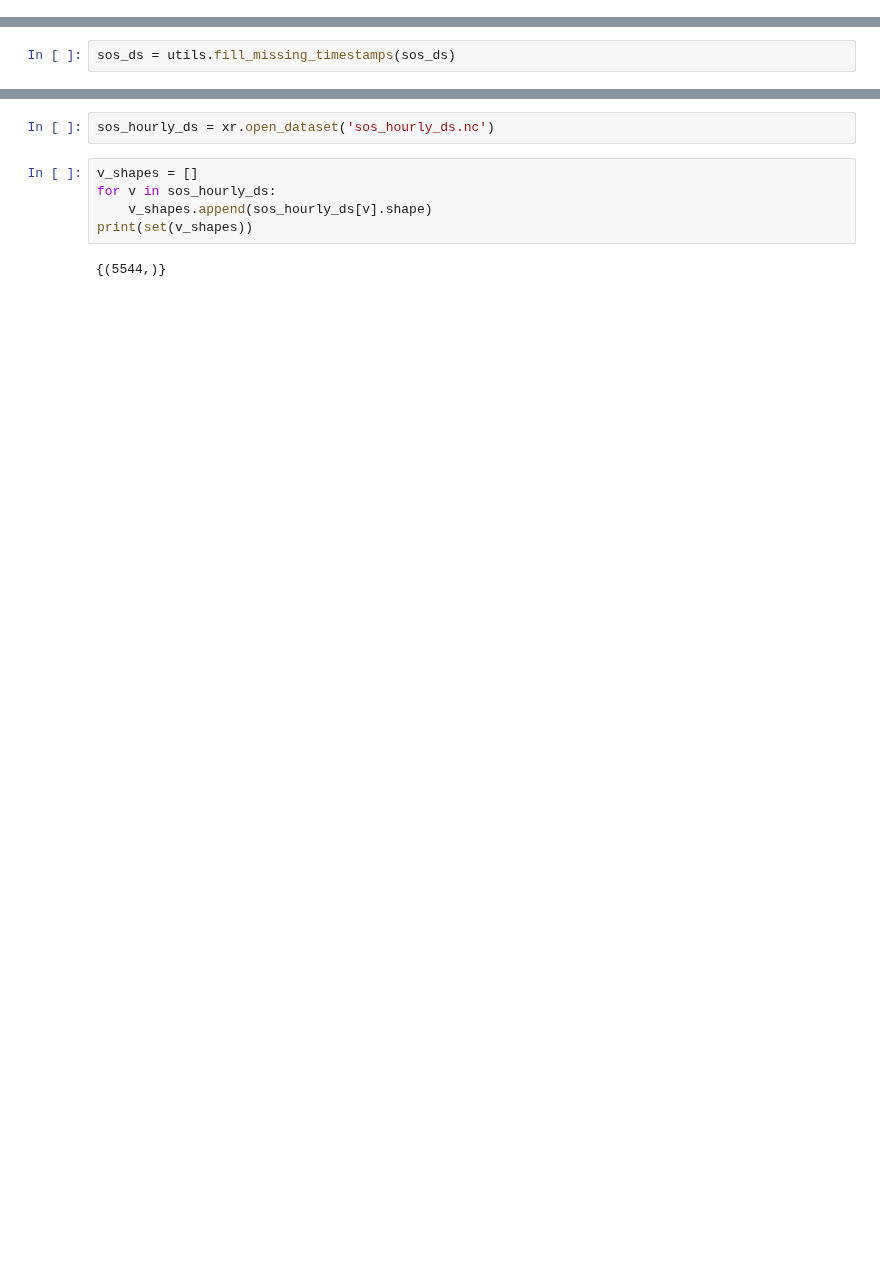
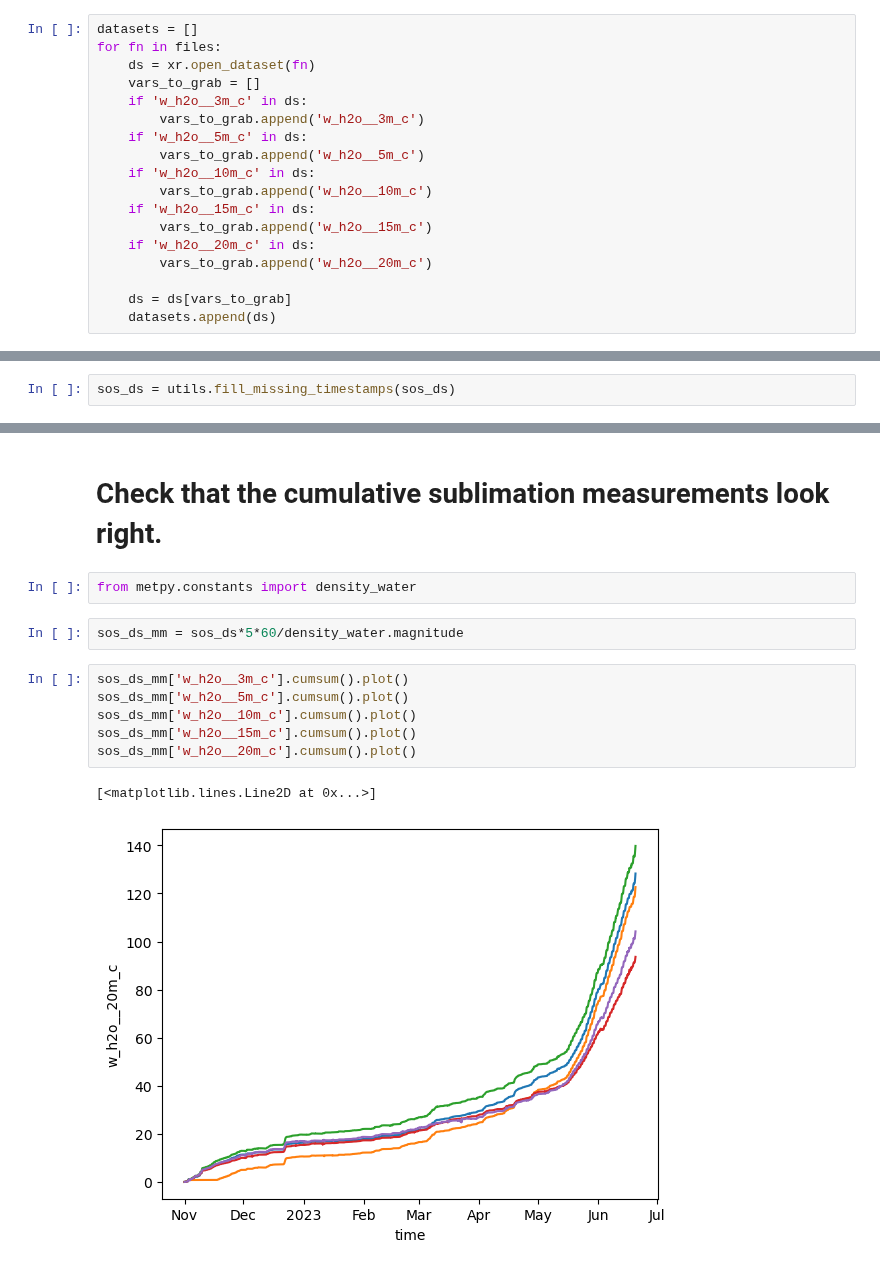
Before and after one commit to elischwat/sublimationofsnow, a Jupyter notebook: analysis/sos/create_hourly_netcdf.ipynb, the cells around one changed output, grey strips where cells are left out. Drawn from its saved outputs; the diff is of its cells as text; blank space fills up the shorter version.

```diff
--- a/analysis/sos/create_hourly_netcdf.ipynb
+++ b/analysis/sos/create_hourly_netcdf.ipynb
@@ -18,3 +34,21 @@ for fn in files:
+# %%
+datasets = []
+for fn in files:
+    ds = xr.open_dataset(fn)
+    vars_to_grab = []
+    if 'w_h2o__3m_c' in ds:
+        vars_to_grab.append('w_h2o__3m_c')
+    if 'w_h2o__5m_c' in ds:
+        vars_to_grab.append('w_h2o__5m_c')
+    if 'w_h2o__10m_c' in ds:
+        vars_to_grab.append('w_h2o__10m_c')
+    if 'w_h2o__15m_c' in ds:
+        vars_to_grab.append('w_h2o__15m_c')
+    if 'w_h2o__20m_c' in ds:
+        vars_to_grab.append('w_h2o__20m_c')
+
+    ds = ds[vars_to_grab]
+    datasets.append(ds)
 # %%
 # No longer need to do this: because of an update to xarray.concat as of Feb 7, 2023
 # https://docs.xarray.dev/en/stable/whats-new.html#v2023-02-0-feb-7-2023
@@ -91,9 +84,15 @@ ls -lah | grep sos_hourly_ds.nc
-# %%
-sos_hourly_ds = xr.open_dataset('sos_hourly_ds.nc')
-# %%
-v_shapes = []
-for v in sos_hourly_ds:
-    v_shapes.append(sos_hourly_ds[v].shape)
-print(set(v_shapes))
-# %% [output]
-{(5544,)}
+# %% [markdown]
+# Check that the cumulative sublimation measurements look right.
+# %%
+from metpy.constants import density_water
+# %%
+sos_ds_mm = sos_ds*5*60/density_water.magnitude
+# %%
+sos_ds_mm['w_h2o__3m_c'].cumsum().plot()
+sos_ds_mm['w_h2o__5m_c'].cumsum().plot()
+sos_ds_mm['w_h2o__10m_c'].cumsum().plot()
+sos_ds_mm['w_h2o__15m_c'].cumsum().plot()
+sos_ds_mm['w_h2o__20m_c'].cumsum().plot()
+# %% [output]
+[<matplotlib.lines.Line2D at 0x...>]
+[figure, added]
```
Also changed, not shown: parts of 13 cells of this notebook.
